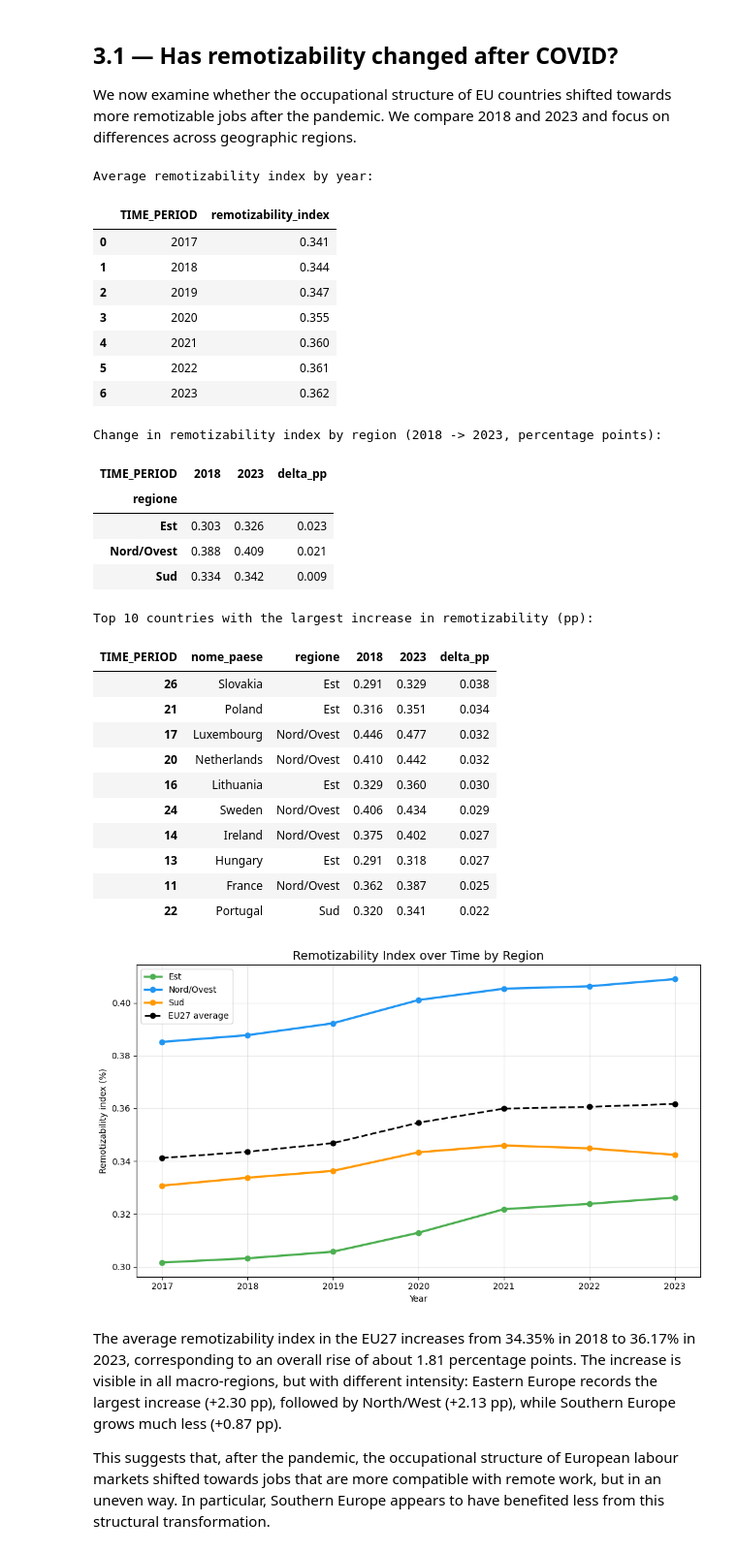
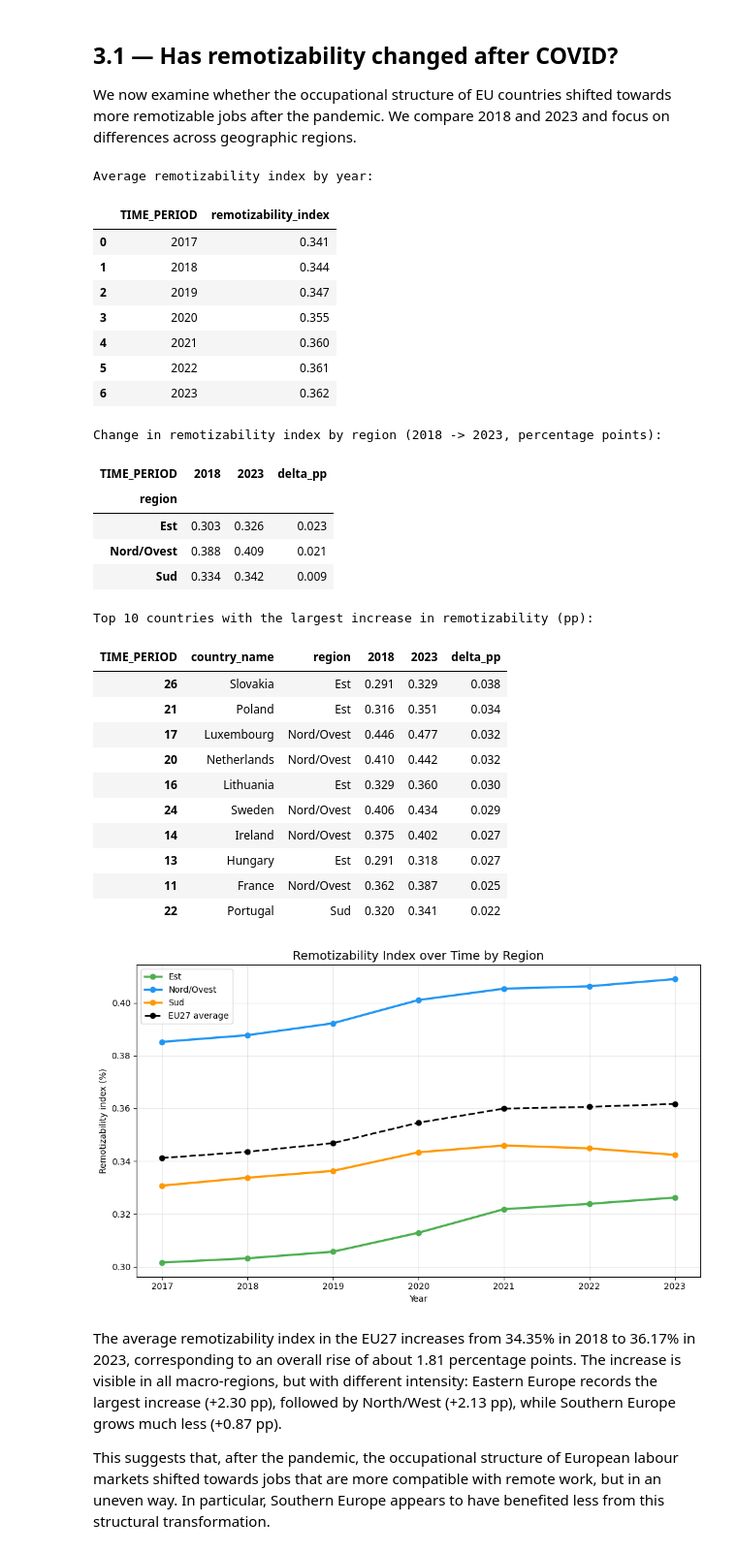
Before and after one commit to matperrucci-cell/Internet-Network-Economics, a Jupyter notebook: analysis.ipynb, the cells around one changed output. Shown at 97% size. Drawn from its saved outputs; the diff is of its cells as text; code cells hidden in the pictures.

```diff
--- a/analysis.ipynb
+++ b/analysis.ipynb
@@ -1104,7 +1094,7 @@ We now examine whether the occupational structure of EU countries shifted toward
 # %%
 # Average by year and region
 ri_region_year = (
-    df.groupby(['TIME_PERIOD', 'regione'])['remotizability_index']
+    df.groupby(['TIME_PERIOD', 'region'])['remotizability_index']
       .mean()
       .reset_index()
 )
@@ -1119,7 +1109,7 @@ ri_total_year = (
 # Country-level change from 2018 to 2023
 ri_country_change = (
     df[df['TIME_PERIOD'].isin([2018, 2023])]
-    .pivot_table(index=['geo', 'nome_paese', 'regione'],
+    .pivot_table(index=['geo', 'country_name', 'region'],
                  columns='TIME_PERIOD',
                  values='remotizability_index')
     .reset_index()
@@ -1132,7 +1122,7 @@ ri_country_change = ri_country_change.sort_values('delta_pp', ascending=False)
 # Average regional change
 ri_region_change = (
     df[df['TIME_PERIOD'].isin([2018, 2023])]
-    .groupby(['regione', 'TIME_PERIOD'])['remotizability_index']
+    .groupby(['region', 'TIME_PERIOD'])['remotizability_index']
     .mean()
     .unstack()
 )
@@ -1147,14 +1137,14 @@ print("\nChange in remotizability index by region (2018 -> 2023, percentage poin
 display((ri_region_change).round(3))
 
 print("\nTop 10 countries with the largest increase in remotizability (pp):")
-display(ri_country_change[['nome_paese', 'regione', 2018, 2023, 'delta_pp']].round(3).head(10))
+display(ri_country_change[['country_name', 'region', 2018, 2023, 'delta_pp']].round(3).head(10))
 
 # Plot
 REGION_COLORS = {'Nord/Ovest': '#2196F3', 'Sud': '#FF9800', 'Est': '#4CAF50'}
 
 plt.figure(figsize=(10, 6))
-for region in ri_region_year['regione'].unique():
-    temp = ri_region_year[ri_region_year['regione'] == region]
+for region in ri_region_year['region'].unique():
+    temp = ri_region_year[ri_region_year['region'] == region]
     plt.plot(
         temp['TIME_PERIOD'],
         temp['remotizability_index'],
@@ -1171,35 +1161,35 @@ plt.plot(
     linestyle='--',
     linewidth=2,
     color='black',
     label='EU27 average'
 )
 
 plt.title('Remotizability Index over Time by Region', fontsize=14)
 plt.xlabel('Year')
 plt.ylabel('Remotizability index (%)')
 plt.xticks(sorted(df['TIME_PERIOD'].unique()))
 plt.legend()
 plt.grid(alpha=0.3)
 plt.tight_layout()
 plt.show()
 # %% [output]
 Average remotizability index by year:
 |  | TIME_PERIOD | remotizability_index |
 | 0 | 2017 | 0.341 |
 | 1 | 2018 | 0.344 |
 | 2 | 2019 | 0.347 |
 | 3 | 2020 | 0.355 |
 | 4 | 2021 | 0.360 |
 | 5 | 2022 | 0.361 |
 | 6 | 2023 | 0.362 |
 Change in remotizability index by region (2018 -> 2023, percentage points):
 | TIME_PERIOD | 2018 | 2023 | delta_pp |
-| regione |  |  |  |
+| region |  |  |  |
 | Est | 0.303 | 0.326 | 0.023 |
 | Nord/Ovest | 0.388 | 0.409 | 0.021 |
 | Sud | 0.334 | 0.342 | 0.009 |
 Top 10 countries with the largest increase in remotizability (pp):
-| TIME_PERIOD | nome_paese | regione | 2018 | 2023 | delta_pp |
+| TIME_PERIOD | country_name | region | 2018 | 2023 | delta_pp |
 | 26 | Slovakia | Est | 0.291 | 0.329 | 0.038 |
 | 21 | Poland | Est | 0.316 | 0.351 | 0.034 |
 | 17 | Luxembourg | Nord/Ovest | 0.446 | 0.477 | 0.032 |
```
Also changed, not shown: parts of 29 cells of this notebook, 1 other file.
